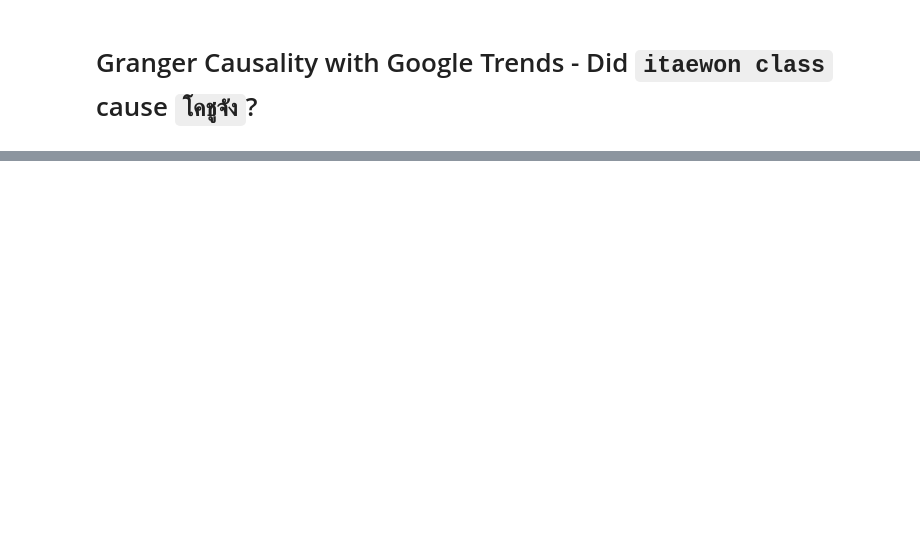
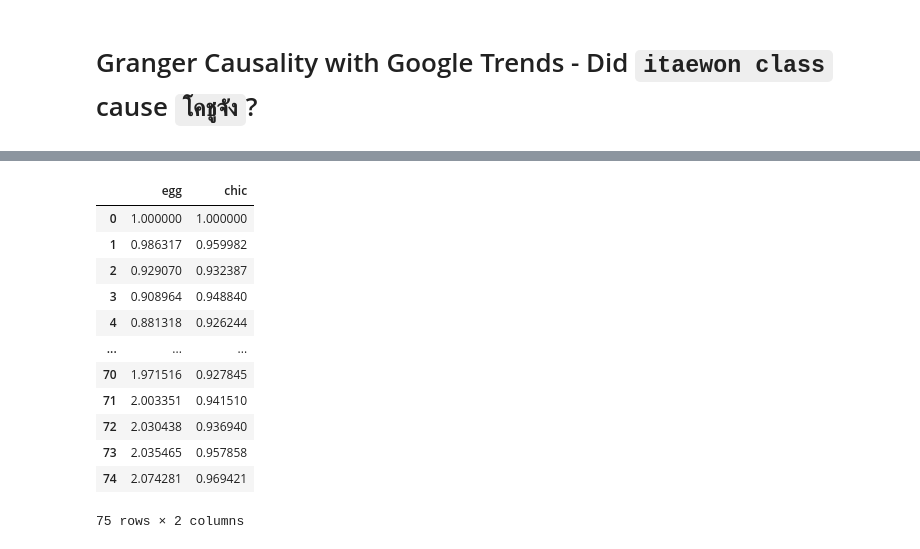
Before and after one commit to cstorm125/granger, a Jupyter notebook: trend_granger.ipynb, the cells around one changed output, grey strips where cells are left out. Cells and saved outputs as stored; diff of their text form; code cells hidden in the pictures; blank space fills up the shorter version.

```diff
--- a/trend_granger.ipynb
+++ b/trend_granger.ipynb
@@ -97,0 +98,28 @@ p_df.iloc[:,1:].plot()
+# %%
+#chicken and eggs
+chickeggs = pd.read_csv('chickeggs.csv')
+df = chickeggs.iloc[:,1:]
+df['chic'] = df.chic /  df.chic[0]
+df['egg'] = df.egg /  df.egg[0]
+
+#test if chickens cause eggs
+df = df[['egg','chic']]
+
+#test if eggs cause chickens
+# df
+
+df
+# %% [output]
+|  | egg | chic |
+| 0 | 1.000000 | 1.000000 |
+| 1 | 0.986317 | 0.959982 |
+| 2 | 0.929070 | 0.932387 |
+| 3 | 0.908964 | 0.948840 |
+| 4 | 0.881318 | 0.926244 |
+| ... | ... | ... |
+| 70 | 1.971516 | 0.927845 |
+| 71 | 2.003351 | 0.941510 |
+| 72 | 2.030438 | 0.936940 |
+| 73 | 2.035465 | 0.957858 |
+| 74 | 2.074281 | 0.969421 |
+75 rows × 2 columns
```
Also changed, not shown: parts of 10 cells of this notebook, 1 other file.
